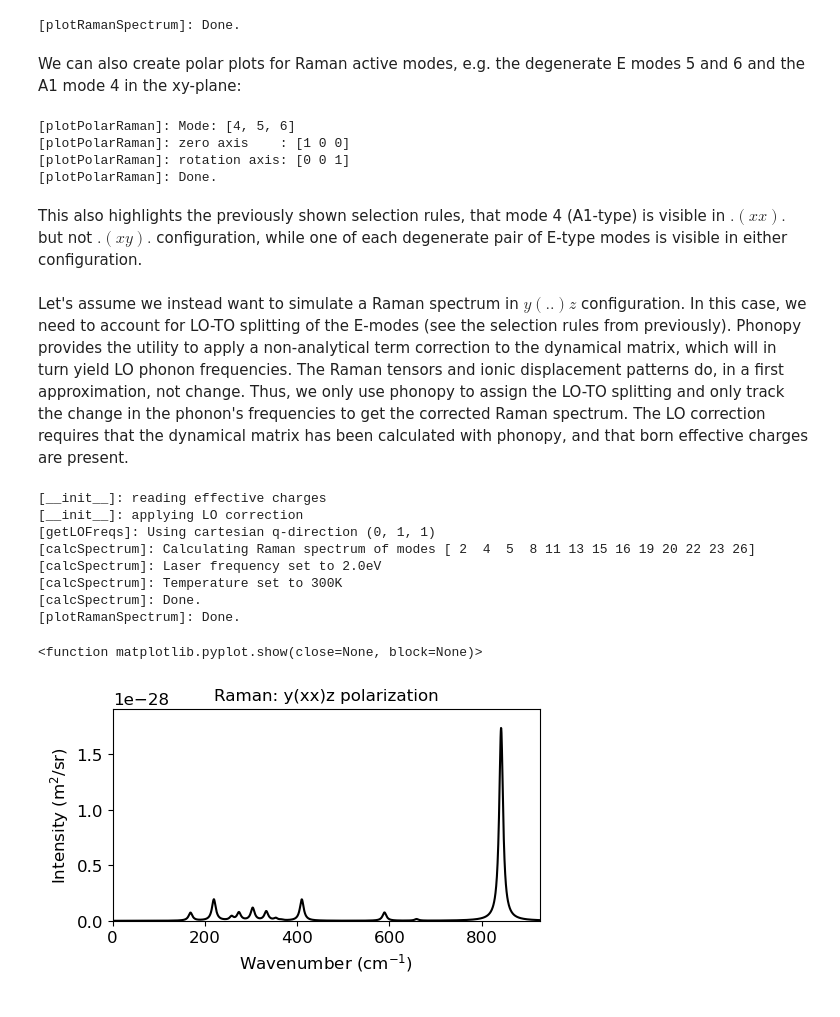
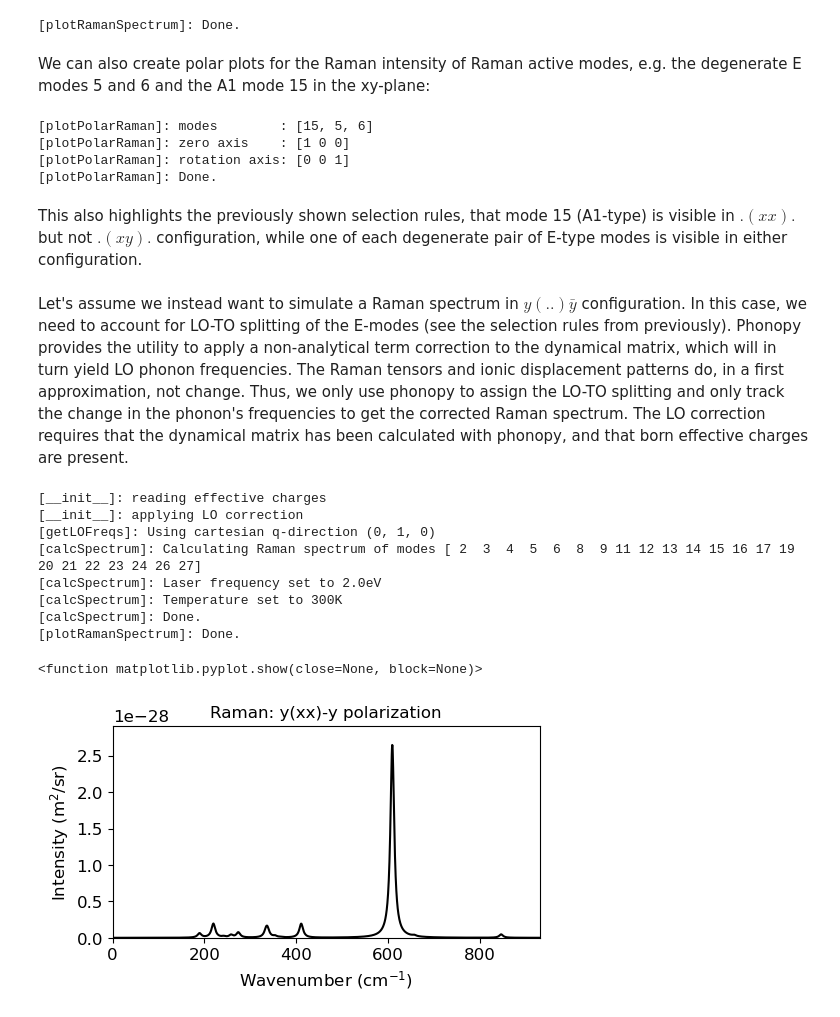
Before and after one commit to FelixBernhardt/vibSpectro-toolkit, a Jupyter notebook: examples/LiNbO3_VASP.ipynb, the cells around one changed output. Drawn from its saved outputs; the diff is of its cells as text; code cells hidden in the pictures.

Commit message:
changed indexing for ramanintensity_data

```diff
--- a/examples/LiNbO3_VASP.ipynb
+++ b/examples/LiNbO3_VASP.ipynb
@@ -251,47 +252,47 @@ LiNbO3.plot_raman()
 # %% [output]
 [plotRamanSpectrum]: Done.
 # %% [markdown]
-We can also create polar plots for Raman active modes, e.g. the degenerate E modes 5 and 6 and the A1 mode 4 in the xy-plane:
+We can also create polar plots for the Raman intensity of Raman active modes, e.g. the degenerate E modes 5 and 6 and the A1 mode 15 in the xy-plane:
 # %%
-LiNbO3.plot_polar_raman(zero_axis=np.array([1,0,0]), rotation_axis=np.array([0,0,1]), modes=[4,5,6])
+LiNbO3.plot_polar_raman(zero_axis=np.array([1,0,0]), rotation_axis=np.array([0,0,1]), modes=[15, 5, 6])
 # %% [output]
-[plotPolarRaman]: Mode: [4, 5, 6]
+[plotPolarRaman]: modes        : [15, 5, 6]
 [plotPolarRaman]: zero axis    : [1 0 0]
 [plotPolarRaman]: rotation axis: [0 0 1]
 [plotPolarRaman]: Done.
 # %% [markdown]
-This also highlights the previously shown selection rules, that mode 4 (A1-type) is visible in $.(xx).$ but not $.(xy).$ configuration, while one of each degenerate pair of E-type modes is visible in either configuration.
+This also highlights the previously shown selection rules, that mode 15 (A1-type) is visible in $.(xx).$ but not $.(xy).$ configuration, while one of each degenerate pair of E-type modes is visible in either configuration.
 # %% [markdown]
-Let's assume we instead want to simulate a Raman spectrum in $y(..)z$ configuration. In this case, we need to account for LO-TO splitting of the E-modes (see the selection rules from previously). Phonopy provides the utility to apply a non-analytical term correction to the dynamical matrix, which will in turn yield LO phonon frequencies. The Raman tensors and ionic displacement patterns do, in a first approximation, not change. Thus, we only use phonopy to assign the LO-TO splitting and only track the change in the phonon's frequencies to get the corrected Raman spectrum. The LO correction requires that the dynamical matrix has been calculated with phonopy, and that born effective charges are present.
+Let's assume we instead want to simulate a Raman spectrum in $y(..)\bar{y}$ configuration. In this case, we need to account for LO-TO splitting of the E-modes (see the selection rules from previously). Phonopy provides the utility to apply a non-analytical term correction to the dynamical matrix, which will in turn yield LO phonon frequencies. The Raman tensors and ionic displacement patterns do, in a first approximation, not change. Thus, we only use phonopy to assign the LO-TO splitting and only track the change in the phonon's frequencies to get the corrected Raman spectrum. The LO correction requires that the dynamical matrix has been calculated with phonopy, and that born effective charges are present.
 # %%
-LiNbO3_LO = Phonon(file=file, path=path, born=True, qdir=(0,1,1), LOcorr=True, symprec=1.e-3, degeneracy_tolerance=5.e-2)
+LiNbO3_LO = Phonon(file=file, path=path, born=True, qdir=(0,1,0), LOcorr=True, symprec=1.e-3, degeneracy_tolerance=5.e-2)
 LiNbO3_LO.load_raman_tensors() # this function is very slow, it can be more efficient to simply recalculate the tensors
 LiNbO3_LO.calc_raman_spectrum()
 LiNbO3_LO.plot_raman()
 # %% [output]
 [__init__]: reading effective charges
 [__init__]: applying LO correction
-[getLOFreqs]: Using cartesian q-direction (0, 1, 1)
-[calcSpectrum]: Calculating Raman spectrum of modes [ 2  4  5  8 11 13 15 16 19 20 22 23 26]
+[getLOFreqs]: Using cartesian q-direction (0, 1, 0)
+[calcSpectrum]: Calculating Raman spectrum of modes [ 2  3  4  5  6  8  9 11 12 13 14 15 16 17 19 20 21 22 23 24 26 27]
 [calcSpectrum]: Laser frequency set to 2.0eV
 [calcSpectrum]: Temperature set to 300K
 [calcSpectrum]: Done.
 [plotRamanSpectrum]: Done.
 # %%
-freq_data = LiNbO3_LO.ramanspectrum_data[1][0]
-xx_data = LiNbO3_LO.ramanspectrum_data[0][1]
+freq_data = LiNbO3_LO.ramanspectrum_data["xx"][0]
+xx_data = LiNbO3_LO.ramanspectrum_data["xx"][1]
 
 ymax = np.max(xx_data)
 
 ax = plt.subplot()
 ax.plot(freq_data, xx_data, color="black", label="")
 #ax.legend(fontsize=fontsize)
-ax.set_title("Raman: y(xx)z polarization")
+ax.set_title("Raman: y(xx)-y polarization")
 ax.set_ylim(0, 1.1*ymax)
 ax.set_xlim(freq_data[0], freq_data[-1])
 ax.set_xlabel("Wavenumber (cm$^{-1}$)")
 ax.set_ylabel("Intensity (m$^2$/sr)", fontsize=12)
 plt.show
 # %% [output]
 <function matplotlib.pyplot.show(close=None, block=None)>
-[figure, old version]
+[figure, new version]
```
Also changed, not shown: parts of 9 cells of this notebook, 42 other files.
